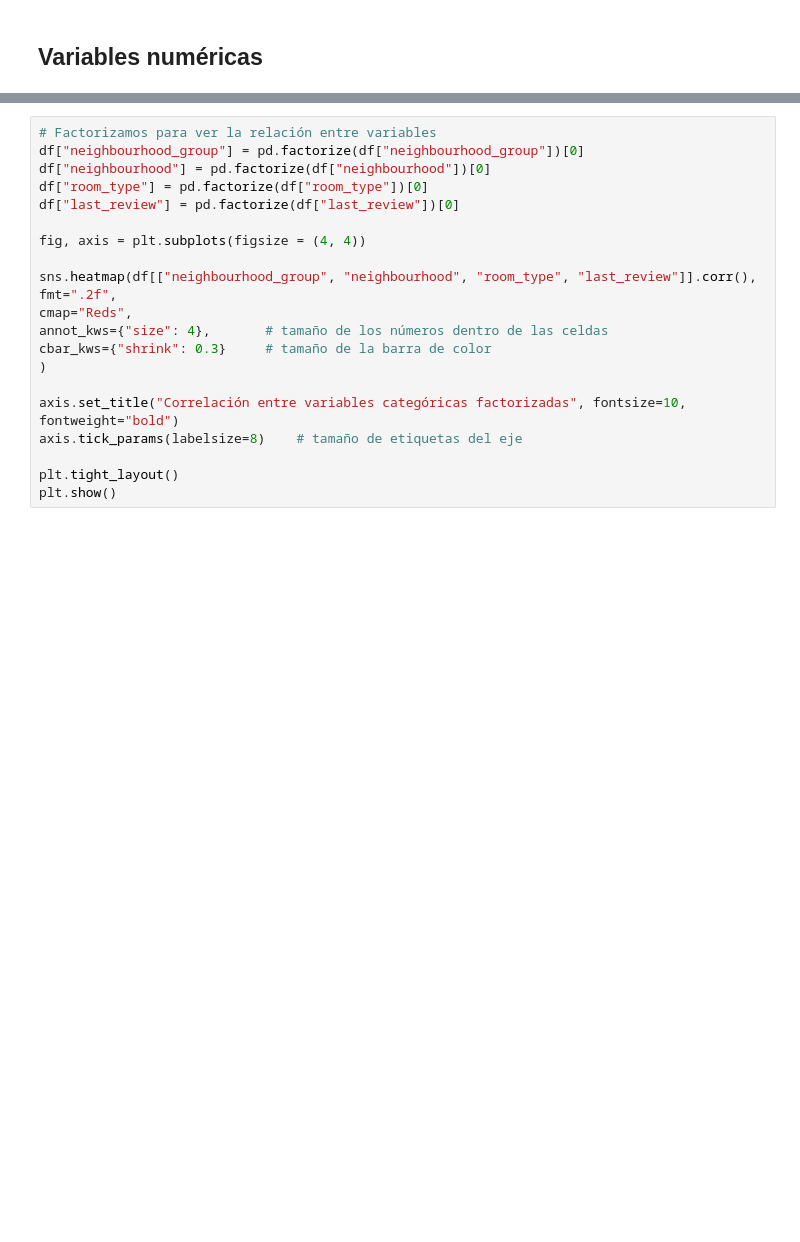
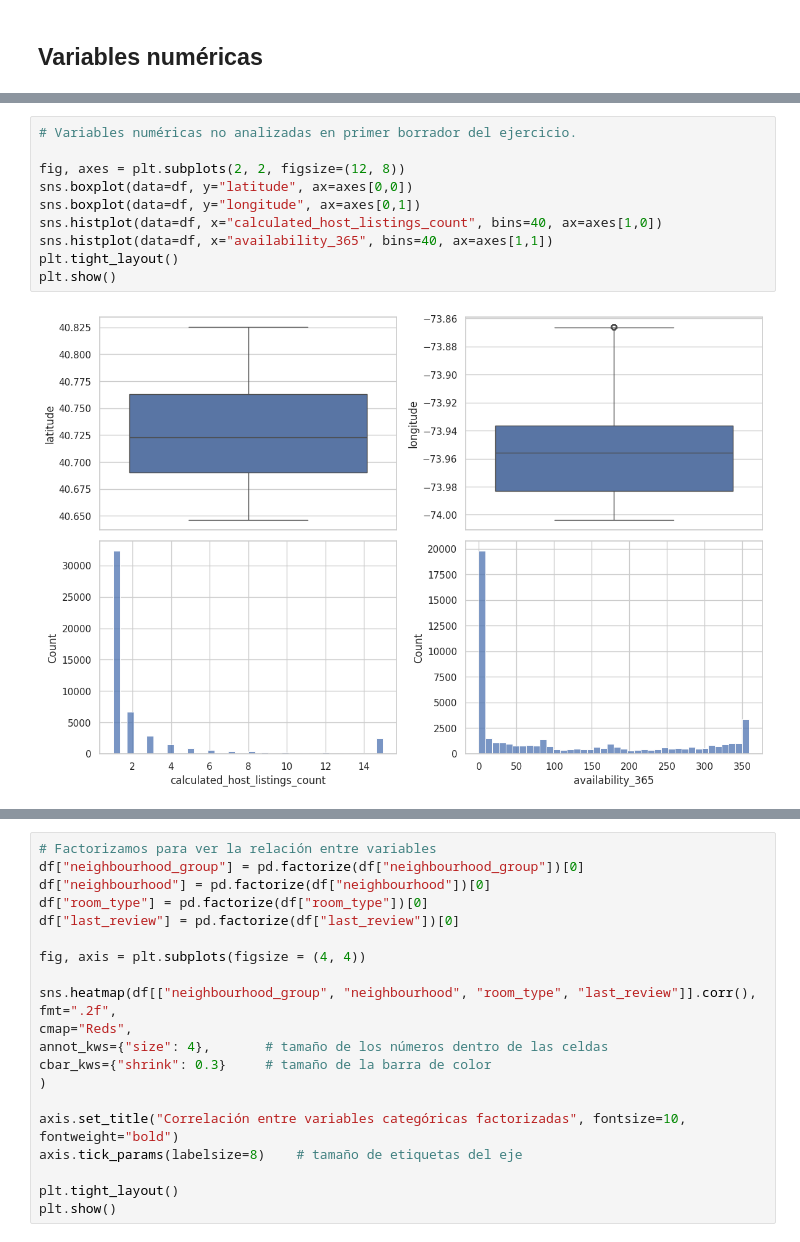
Before and after one commit to 4GeeksAcademy/antonio.romero.machine-learning-python-template, a Jupyter notebook: src/explore.ipynb, the cells around one changed output, grey strips where cells are left out. Cells and saved outputs as stored; diff of their text form; blank space fills up the shorter version.

```diff
--- a/src/explore.ipynb
+++ b/src/explore.ipynb
@@ -348,3 +415,15 @@ plt.show()
+# %%
+# Variables numéricas no analizadas en primer borrador del ejercicio.
+
+fig, axes = plt.subplots(2, 2, figsize=(12, 8))
+sns.boxplot(data=df, y="latitude", ax=axes[0,0])
+sns.boxplot(data=df, y="longitude", ax=axes[0,1])
+sns.histplot(data=df, x="calculated_host_listings_count", bins=40, ax=axes[1,0])
+sns.histplot(data=df, x="availability_365", bins=40, ax=axes[1,1])
+plt.tight_layout()
+plt.show()
+# %% [output]
+[figure, added]
 # %% [markdown]
 ### Variables numéricas:
 
```
Also changed, not shown: parts of 17 cells of this notebook.
